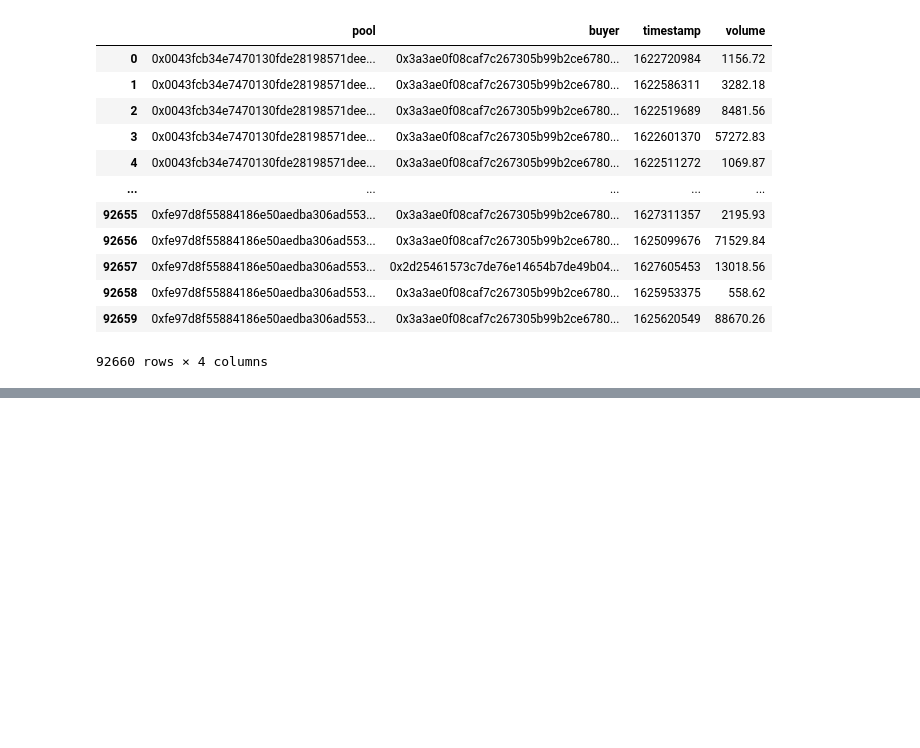
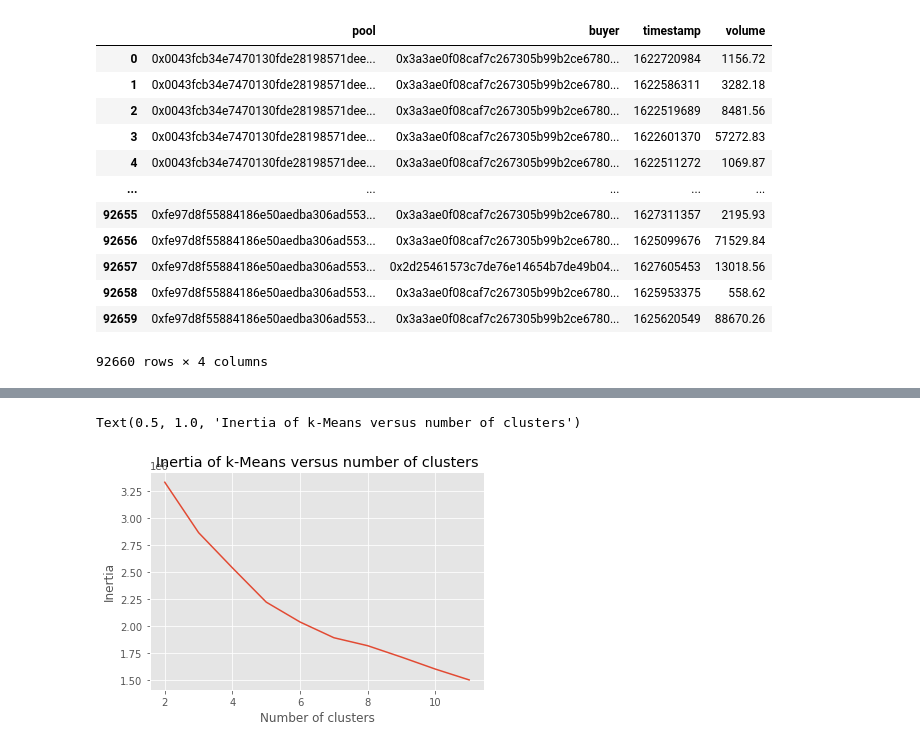
Before and after one commit to benber86/curve-volume-sources, a Jupyter notebook: Volume sources.ipynb, the cells around one changed output, grey strips where cells are left out. Drawn from its saved outputs; the diff is of its cells as text; code cells hidden in the pictures; blank space fills up the shorter version.

Commit message:
Clustering

```diff
--- a/Volume sources.ipynb
+++ b/Volume sources.ipynb
@@ -324,0 +362,6 @@ df_distrib.pivot_table('volume', ['range'], 'buyer', aggfunc='count').fillna(0).
+# %%
+s = df_distrib.pivot_table('volume', ['pool', 'range'], 'buyer', aggfunc='count').fillna(0).drop('Bots', axis=1)
+# %%
+d = s.unstack()
+d.columns = ['_'.join(map(str, x)) for x in d.columns]
+d
@@ -324,0 +383,3 @@ df_distrib.pivot_table('volume', ['range'], 'buyer', aggfunc='count').fillna(0).
+# %%
+major_pools = d[d.sum(axis=1) > 150]
+major_pools
@@ -324,0 +406,10 @@ df_distrib.pivot_table('volume', ['range'], 'buyer', aggfunc='count').fillna(0).
+# %%
+scores = [KMeans(n_clusters=i+2).fit(major_pools).inertia_
+          for i in range(10)]
+sns.lineplot(np.arange(2, 12), scores)
+plt.xlabel('Number of clusters')
+plt.ylabel("Inertia")
+plt.title("Inertia of k-Means versus number of clusters")
+# %% [output]
+Text(0.5, 1.0, 'Inertia of k-Means versus number of clusters')
+[figure, added]
```
Also changed, not shown: parts of 36 cells of this notebook.
